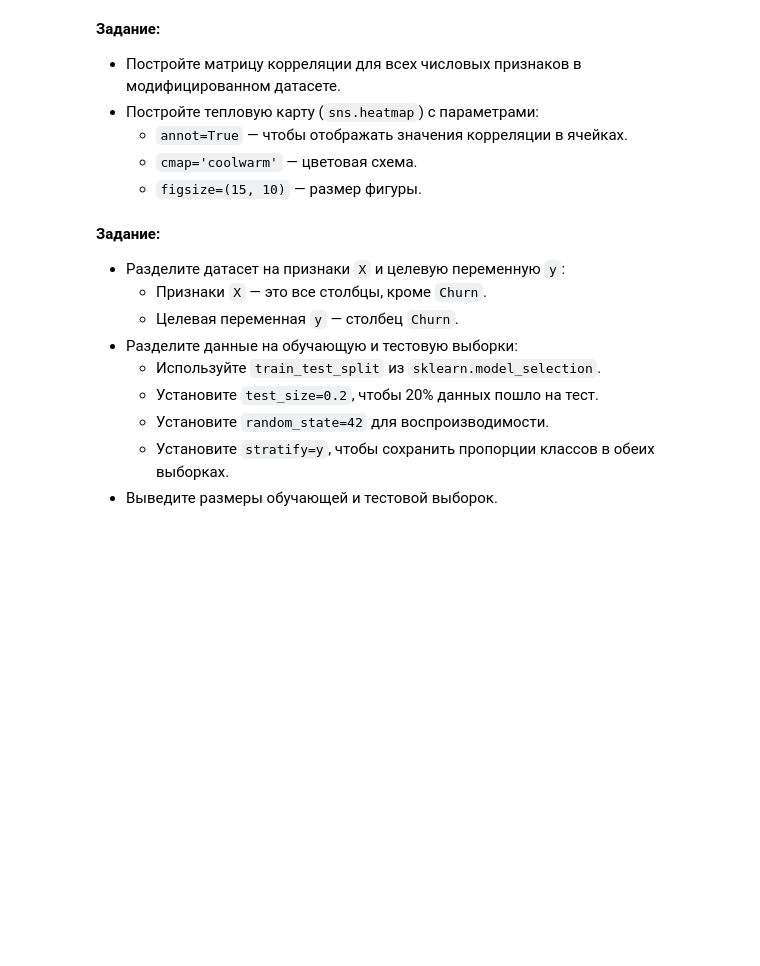
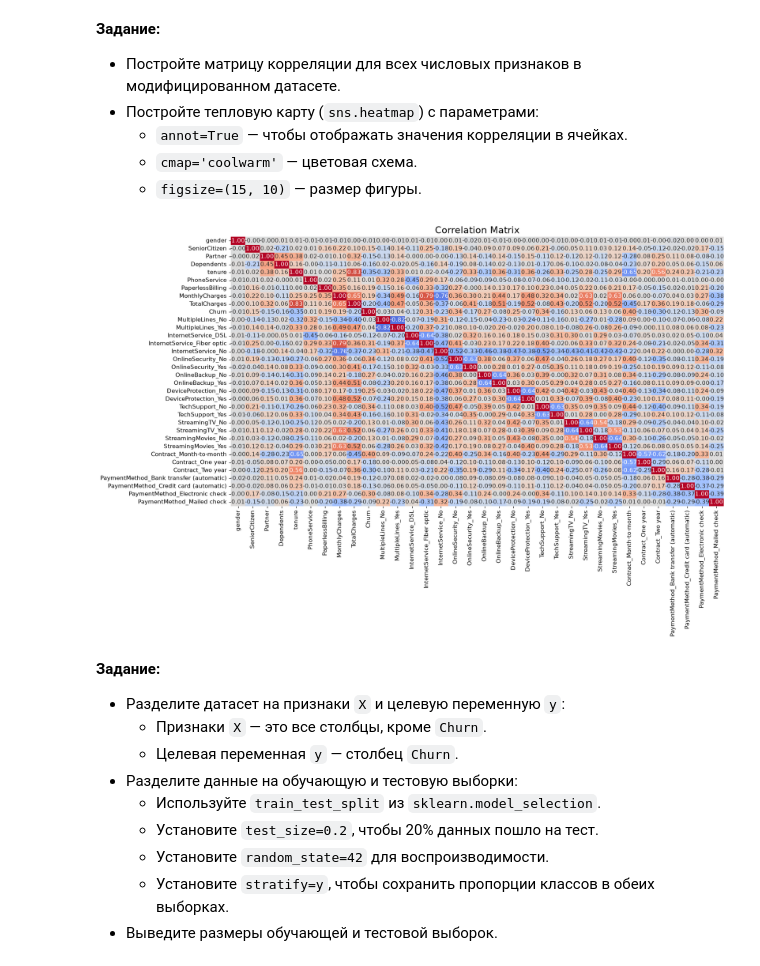
Before and after one commit to generalsuslik/ml-labs, a Jupyter notebook: lw2/LR2_2026.ipynb, the cells around one changed output. Drawn from its saved outputs; the diff is of its cells as text; code cells hidden in the pictures; blank space fills up the shorter version.

```diff
--- a/lw2/LR2_2026.ipynb
+++ b/lw2/LR2_2026.ipynb
@@ -127,6 +127,7 @@ from pathlib import Path
 
 path = kagglehub.dataset_download(
     'blastchar/telco-customer-churn',
+    force_download=True
 )
 file_path = Path(path) / 'WA_Fn-UseC_-Telco-Customer-Churn.csv'
 
@@ -313,3 +321,10 @@ plt.show()
 - Удалите столбец `customerID`, так как он не несёт полезной информации для модели, с помощью `df.drop()`.
 - Закодируйте целевую переменную `Churn` в бинарный формат (0 и 1), используя `LabelEncoder`.
 - Проверьте результат, выведя первые 5 строк датасета.
+# %%
+df = df.drop(columns=['customerID'])
+
+churn_encoder = LabelEncoder()
+df['Churn'] = churn_encoder.fit_transform(df['Churn'])
+
+df.head()
@@ -330,3 +382,15 @@ plt.show()
 - Выведите найденные пары признаков с высокой корреляцией.
 - Удалите один из признаков в каждой паре с высокой корреляцией.
 - Выведите размер датасета после удаления коррелирующих признаков.
+# %%
+corr_matrix = df.corr()
+
+feature_corr = corr_matrix.drop(index="Churn", columns="Churn").abs()
+
+upper = feature_corr.where(
+    np.triu(np.ones(feature_corr.shape), k=1).astype(bool)
+)
+
+high_corr = upper.stack()
+high_corr = high_corr[high_corr > 0.99]
+high_corr
@@ -332,0 +415,6 @@ plt.show()
+# %%
+cols_to_drop = high_corr.index.get_level_values(1).unique().tolist()
+df = df.drop(columns=cols_to_drop)
+
+print("removed columns:", cols_to_drop)
+df.shape
@@ -337,6 +428,26 @@ plt.show()
     - `annot=True` — чтобы отображать значения корреляции в ячейках.
     - `cmap='coolwarm'` — цветовая схема.
     - `figsize=(15, 10)` — размер фигуры.
+# %%
+corr_matrix = df.corr(numeric_only=True)
+
+plt.figure(figsize=(15, 10))
+
+sns.heatmap(
+    corr_matrix,
+    annot=True,
+    cmap='coolwarm',
+    fmt='.2f',
+    vmin=-1,
+    vmax=1,
+    cbar=False
+)
+
+plt.title('Correlation Matrix', fontsize=16)
+plt.tight_layout()
+plt.show()
+# %% [output]
+[figure, added]
 # %% [markdown]
 **Задание:**
 - Разделите датасет на признаки `X` и целевую переменную `y`:
```
Also changed, not shown: parts of 22 cells of this notebook.
